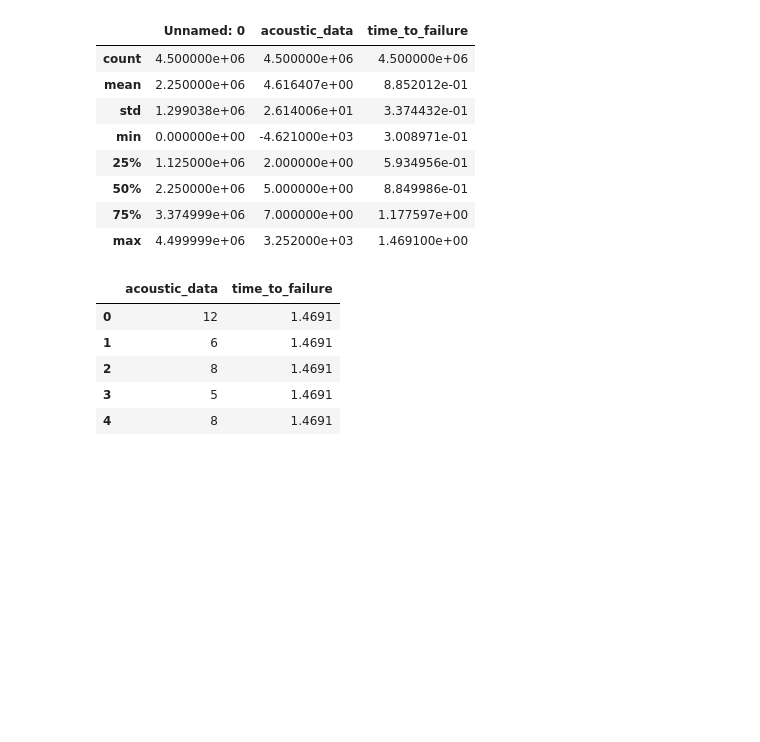
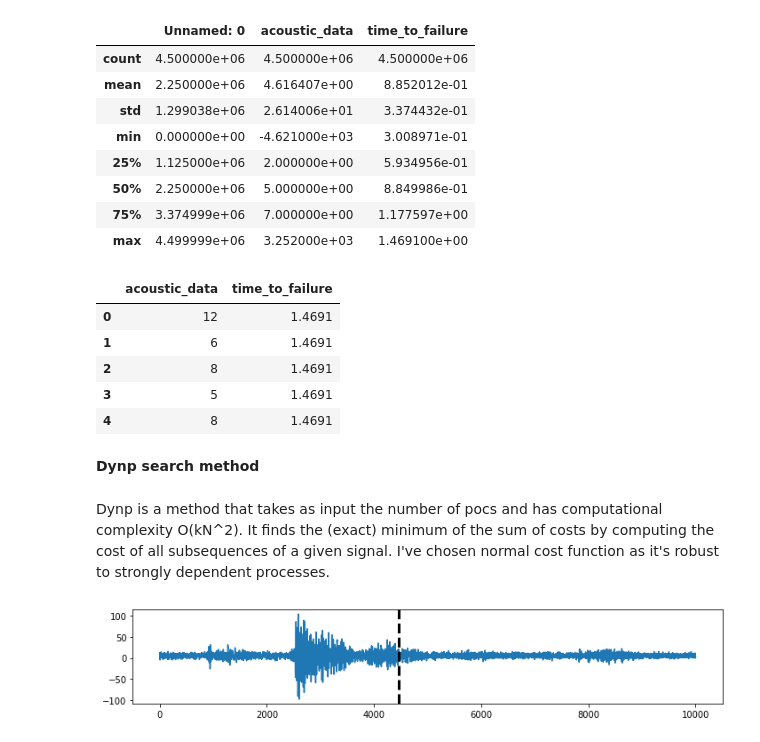
Before and after one commit to cristinarainich/MLTSA22_KRainich, a Jupyter notebook: HW6/HW6.ipynb, the cells around one changed output. Drawn from its saved outputs; the diff is of its cells as text; code cells hidden in the pictures; blank space fills up the shorter version.

```diff
--- a/HW6/HW6.ipynb
+++ b/HW6/HW6.ipynb
@@ -193,3 +220,17 @@ eq1.head()
 | 2 | 8 | 1.4691 |
 | 3 | 5 | 1.4691 |
 | 4 | 8 | 1.4691 |
+# %% [markdown]
+**Dynp search method**
+# %% [markdown]
+Dynp is a method that takes as input the number of pocs and has computational complexity O(kN^2). It finds the (exact) minimum of the sum of costs by computing the cost of all subsequences of a given signal. I've chosen normal cost function as it's robust to strongly dependent processes.
+# %%
+#Dynp for 10 000 rows and k = 1
+algo1 = rpt.Dynp(model='normal').fit(eq1[:10000])
+result = algo1.predict(n_bkps=1)
+
+# display
+rpt.display(eq1.acoustic_data.values[:10000], [], result)
+pl.show();
+# %% [output]
+[figure, added]
```
Also changed, not shown: parts of 38 cells of this notebook.
